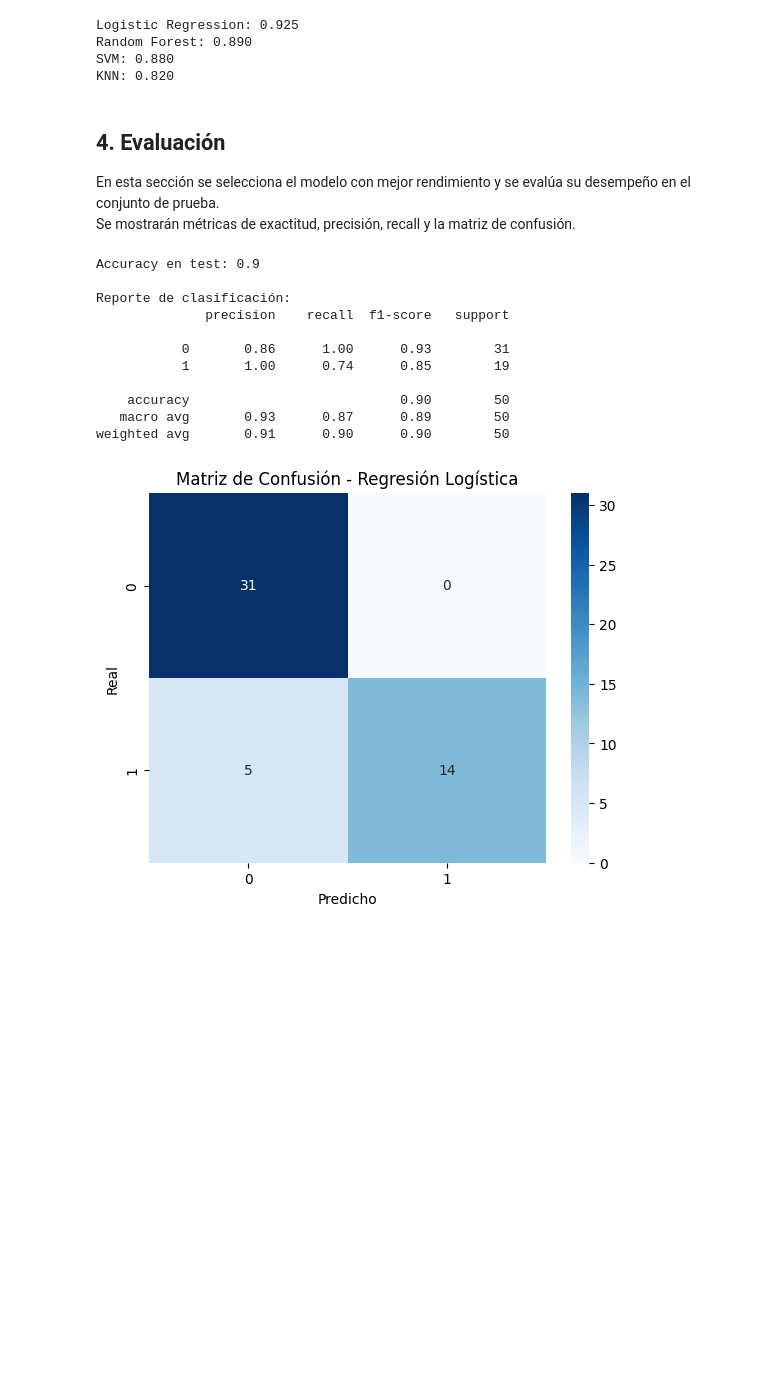
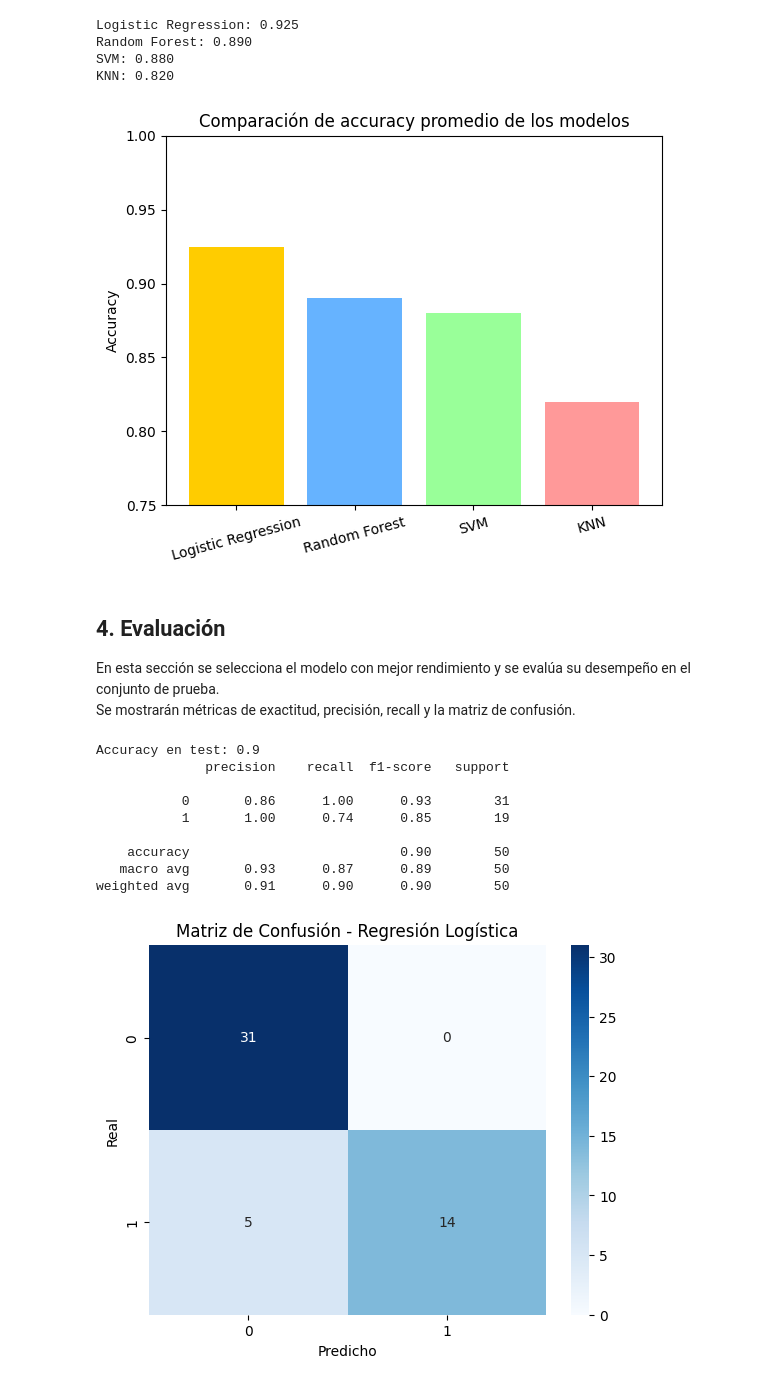
Before and after one commit to TheVale55/Machine-Learning-TLOU, a Jupyter notebook: notebooks/1_modelado.ipynb, the cells around one changed output. Saved outputs shown, nothing was run; the diff lists cells and outputs as text; code cells hidden in the pictures; blank space fills up the shorter version.

```diff
--- a/notebooks/1_modelado.ipynb
+++ b/notebooks/1_modelado.ipynb
@@ -98,0 +101,11 @@ X_train, X_test, y_train, y_test = train_test_split(X, y, test_size=0.2, random_
+# %%
+preprocessor = ColumnTransformer(
+    transformers=[
+        ("num", StandardScaler(), numeric_features),
+        ("cat", OneHotEncoder(handle_unknown="ignore"), categorical_features),
+    ]
+)
+
+X_train, X_test, y_train, y_test = train_test_split(
+    X, y, test_size=0.2, random_state=42, stratify=y
+)
@@ -123,37 +143,36 @@ Logistic Regression: 0.925
 Random Forest: 0.890
 SVM: 0.880
 KNN: 0.820
+# %%
+import matplotlib.pyplot as plt
+
+plt.bar(results.keys(), results.values(), color=['#ffcc00','#66b3ff','#99ff99','#ff9999'])
+plt.ylim(0.75, 1.0)
+plt.title("Comparación de accuracy promedio de los modelos")
+plt.ylabel("Accuracy")
+plt.xticks(rotation=15)
+plt.show()
+# %% [output]
+[figure, added]
 # %% [markdown]
 ## 4. Evaluación
 En esta sección se selecciona el modelo con mejor rendimiento y se evalúa su desempeño en el conjunto de prueba.
 Se mostrarán métricas de exactitud, precisión, recall y la matriz de confusión.
 # %%
-from sklearn.pipeline import Pipeline
-from sklearn.linear_model import LogisticRegression
 from sklearn.metrics import accuracy_score, classification_report, confusion_matrix
-import seaborn as sns
-import matplotlib.pyplot as plt
 
-# Pipeline con preprocesamiento + modelo
 best_model = Pipeline(steps=[
     ("preprocess", preprocessor),
     ("model", LogisticRegression(max_iter=1000))
 ])
 
-# Entrenar
 best_model.fit(X_train, y_train)
-
-# Predecir en test
 y_pred = best_model.predict(X_test)
 
-# Evaluar desempeño
 print("Accuracy en test:", round(accuracy_score(y_test, y_pred), 3))
-print("\nReporte de clasificación:")
 print(classification_report(y_test, y_pred))
 # %% [output]
 Accuracy en test: 0.9
-
-Reporte de clasificación:
               precision    recall  f1-score   support
 
            0       0.86      1.00      0.93        31
```
Also changed, not shown: parts of 9 cells of this notebook.
